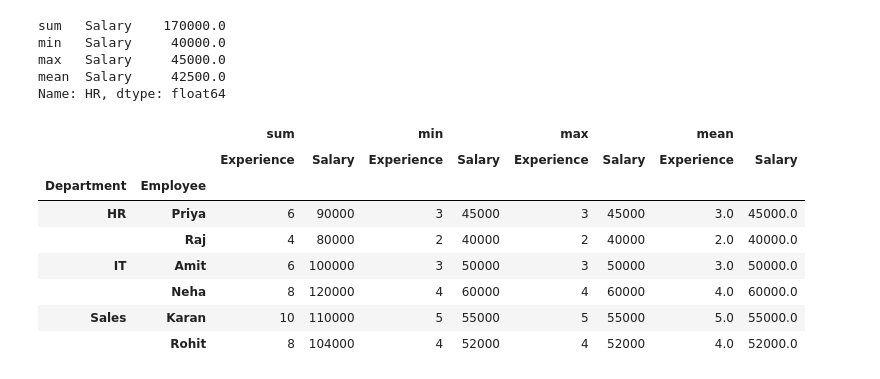
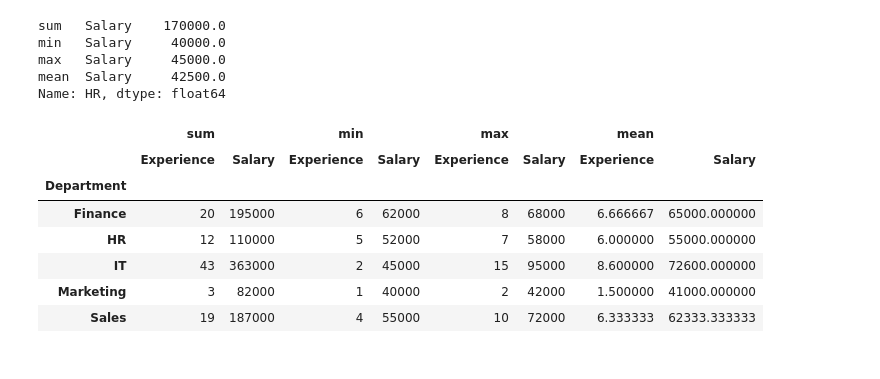
Before and after one commit to Mee-SUJAL/Pandas-Practice-, a Jupyter notebook: Employee_insights.ipynb, the cells around one changed output. Cells and saved outputs as stored; diff of their text form; code cells hidden in the pictures.

```diff
--- a/Employee_insights.ipynb
+++ b/Employee_insights.ipynb
@@ -1640,14 +1640,15 @@ max   Salary     45000.0
 mean  Salary     42500.0
 Name: HR, dtype: float64
 # %%
-pd.pivot_table(df,index=['Department','Employee'],values=['Salary','Experience'],aggfunc=['sum','min','max','mean'],fill_value=0)
+data=pd.pivot_table(df,index=['Department'],values=['Salary','Experience'],aggfunc=['sum','min','max','mean'],fill_value=0)
-# %% [output]
-|  |  | sum |  | min |  | max |  | mean |  |
-|  |  | Experience | Salary | Experience | Salary | Experience | Salary | Experience | Salary |
-| Department | Employee |  |  |  |  |  |  |  |  |
-| HR | Priya | 6 | 90000 | 3 | 45000 | 3 | 45000 | 3.0 | 45000.0 |
-|  | Raj | 4 | 80000 | 2 | 40000 | 2 | 40000 | 2.0 | 40000.0 |
-| IT | Amit | 6 | 100000 | 3 | 50000 | 3 | 50000 | 3.0 | 50000.0 |
-|  | Neha | 8 | 120000 | 4 | 60000 | 4 | 60000 | 4.0 | 60000.0 |
-| Sales | Karan | 10 | 110000 | 5 | 55000 | 5 | 55000 | 5.0 | 55000.0 |
-|  | Rohit | 8 | 104000 | 4 | 52000 | 4 | 52000 | 4.0 | 52000.0 |
+# %%
+data
+# %% [output]
+|  | sum |  | min |  | max |  | mean |  |
+|  | Experience | Salary | Experience | Salary | Experience | Salary | Experience | Salary |
+| Department |  |  |  |  |  |  |  |  |
+| Finance | 20 | 195000 | 6 | 62000 | 8 | 68000 | 6.666667 | 65000.000000 |
+| HR | 12 | 110000 | 5 | 52000 | 7 | 58000 | 6.000000 | 55000.000000 |
+| IT | 43 | 363000 | 2 | 45000 | 15 | 95000 | 8.600000 | 72600.000000 |
+| Marketing | 3 | 82000 | 1 | 40000 | 2 | 42000 | 1.500000 | 41000.000000 |
+| Sales | 19 | 187000 | 4 | 55000 | 10 | 72000 | 6.333333 | 62333.333333 |
```
Also changed, not shown: parts of 15 cells of this notebook.
